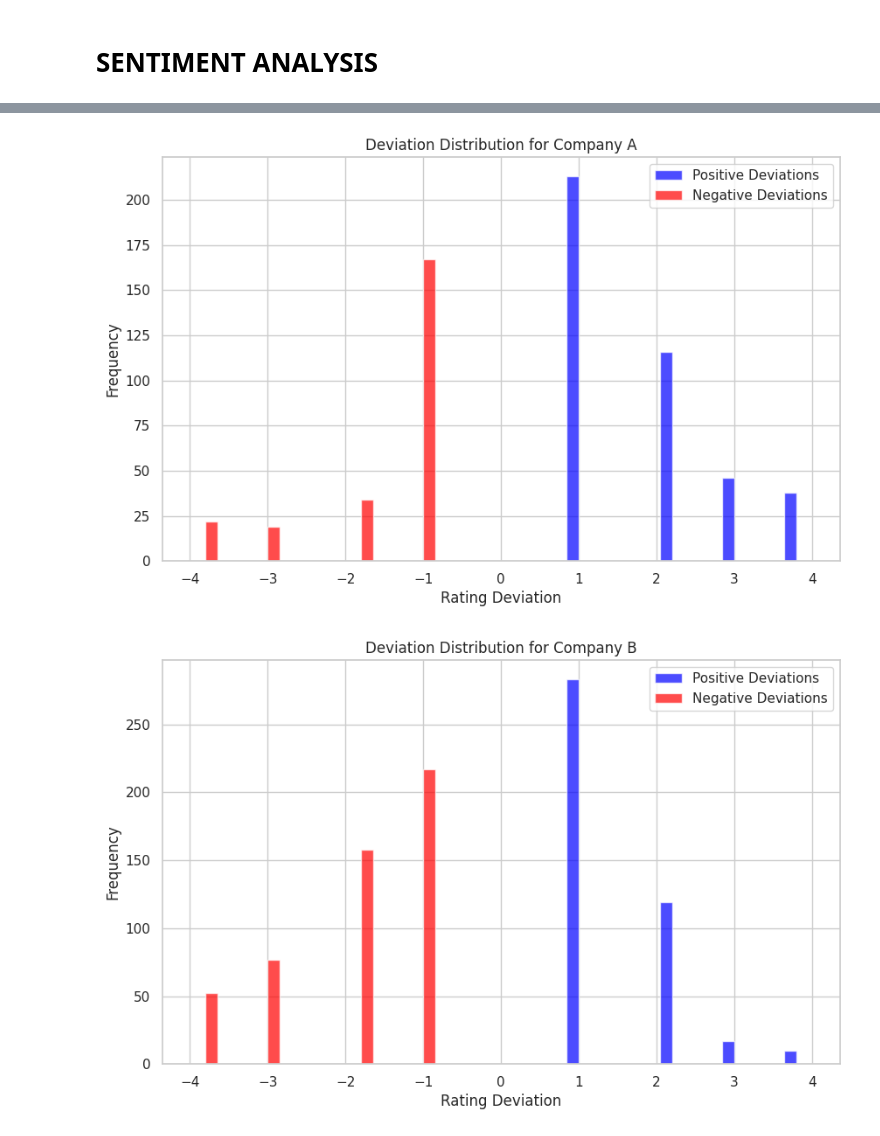
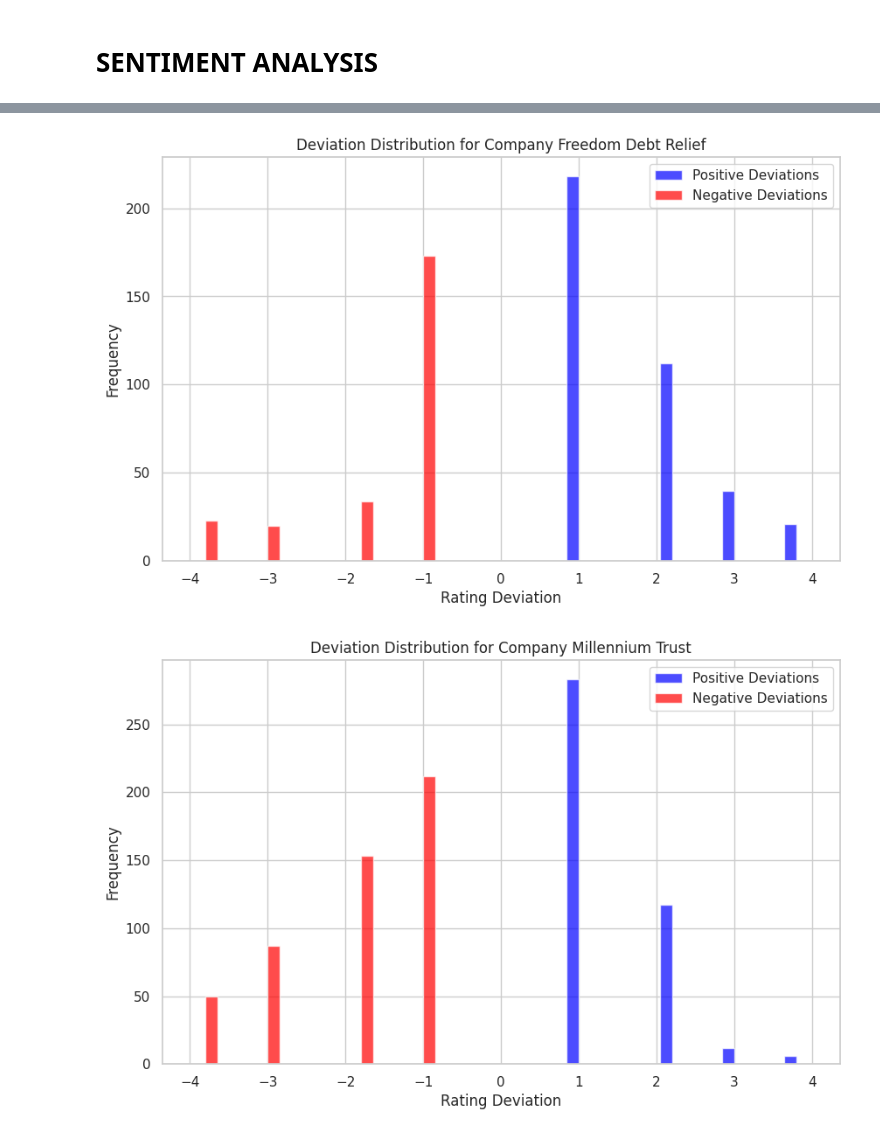
Before and after one commit to arifaygun/CustomerEye, a Jupyter notebook: Company_Reviews(Master2).ipynb, the cells around one changed output, grey strips where cells are left out. Cells and saved outputs as stored; diff of their text form; code cells hidden in the pictures.

```diff
--- a/Company_Reviews(Master2).ipynb
+++ b/Company_Reviews(Master2).ipynb
@@ -338,10 +338,7 @@ Passing `palette` without assigning `hue` is deprecated and will be removed in v
 # %% [markdown]
 # SENTIMENT ANALYSIS
 # %%
-import pandas as pd
-from nltk.sentiment import SentimentIntensityAnalyzer
-
-# Assume you have DataFrames df1, df2, df3 for each company
+from vaderSentiment.vaderSentiment import SentimentIntensityAnalyzer
 
 # Function for Sentiment Analysis using VADER Sentiment Analysis
 def analyze_sentiment_vader(processed_content):
@@ -385,32 +382,35 @@ def compare_ratings(given_rating, calculated_rating):
     rating_difference = given_rating - calculated_rating
     return rating_difference
 
+# Company names
+company_names = ["Freedom Debt Relief", "Millennium Trust", "Advance America"]
+
 # Apply sentiment analysis to the 'Review' column for each company's DataFrame
 for i, df in enumerate([df1, df2, df3], start=1):
-    company_label = chr(ord('A') + i - 1)  # Convert 1, 2, 3 to A, B, C
+    company_name = company_names[i - 1]
 
     # Using VADER Sentiment Analysis
     analyzer = SentimentIntensityAnalyzer()
-    df[f'Sentiment_Scores_VADER_{company_label}'] = df['Reviews'].apply(lambda x: analyze_sentiment_vader(str(x)) if pd.notna(x) else {'compound': 0, 'neg': 0, 'neu': 0, 'pos': 0})
+    df[f'Sentiment_Scores_VADER_{company_name}'] = df['Reviews'].apply(lambda x: analyze_sentiment_vader(str(x)) if pd.notna(x) else {'compound': 0, 'neg': 0, 'neu': 0, 'pos': 0})
 
     # Assign sentiment scores - String labels
-    df[f'Sentiment_Label_{company_label}'] = df[f'Sentiment_Scores_VADER_{company_label}'].apply(assign_sentiment_score)
+    df[f'Sentiment_Label_{company_name}'] = df[f'Sentiment_Scores_VADER_{company_name}'].apply(assign_sentiment_score)
 
     # Assign sentiment scores - Numeric scores
-    df[f'Sentiment_Score_Numeric_{company_label}'] = df[f'Sentiment_Scores_VADER_{company_label}'].apply(assign_numeric_sentiment_score)
+    df[f'Sentiment_Score_Numeric_{company_name}'] = df[f'Sentiment_Scores_VADER_{company_name}'].apply(assign_numeric_sentiment_score)
 
     # Calculate and print the difference between given and calculated ratings
     given_ratings = df['Rating']
-    calculated_ratings = df[f'Sentiment_Scores_VADER_{company_label}'].apply(assign_numeric_sentiment_score)
+    calculated_ratings = df[f'Sentiment_Scores_VADER_{company_name}'].apply(assign_numeric_sentiment_score)
 
     rating_difference = compare_ratings(given_ratings, calculated_ratings)
 
     # Add the rating_difference column to the DataFrame
-    df[f'Rating_Difference_{company_label}'] = rating_difference
+    df[f'Rating_Difference_{company_name}'] = rating_difference
 
 # Print the modified DataFrames
 for i, df in enumerate([df1, df2, df3], start=1):
-    company_label = chr(ord('A') + i - 1)  # Convert 1, 2, 3 to A, B, C
-    print(f"\nModified DataFrame for Company {company_label}:")
+    company_name = company_names[i - 1]
+    print(f"\nModified DataFrame for Company {company_name}:")
     print(df)
 # %% [output]
@@ -623,28 +623,26 @@ Overall Success for Company C: Success
 Insights for Company C: Negative deviations suggest areas for improvement.
 Suggestions for Company C: Explore sentiment analysis models or features for enhancement.
 # %%
-def plot_deviation_distribution(df, company_label):
+def plot_deviation_distribution(df, company_name):
     plt.figure(figsize=(10, 6))
 
     # Extract positive and negative deviations
-    positive_deviations = df[df[f'Rating_Difference_{company_label}'] > 0][f'Rating_Difference_{company_label}']
-    negative_deviations = df[df[f'Rating_Difference_{company_label}'] < 0][f'Rating_Difference_{company_label}']
+    positive_deviations = df[df[f'Rating_Difference_{company_name}'] > 0][f'Rating_Difference_{company_name}']
+    negative_deviations = df[df[f'Rating_Difference_{company_name}'] < 0][f'Rating_Difference_{company_name}']
 
     # Plot side by side bars
     plt.hist([positive_deviations, negative_deviations], bins=20, color=['blue', 'red'], alpha=0.7, label=['Positive Deviations', 'Negative Deviations'])
 
-    plt.title(f'Deviation Distribution for Company {company_label}')
+    plt.title(f'Deviation Distribution for Company {company_name}')
     plt.xlabel('Rating Deviation')
     plt.ylabel('Frequency')
     plt.legend()
     plt.show()
 
-
 # Apply the functions to each DataFrame
 for i, df in enumerate([df1, df2, df3], start=1):
-    company_label = chr(ord('A') + i - 1)
-
-    plot_deviation_distribution(df, company_label)
+    company_name = company_names[i - 1]
+    plot_deviation_distribution(df, company_name)
 # %% [output]
-[figure, old version]
+[figure, new version]
-[figure, old version]
+[figure, new version]
```
Also changed, not shown: parts of 7 cells of this notebook.
